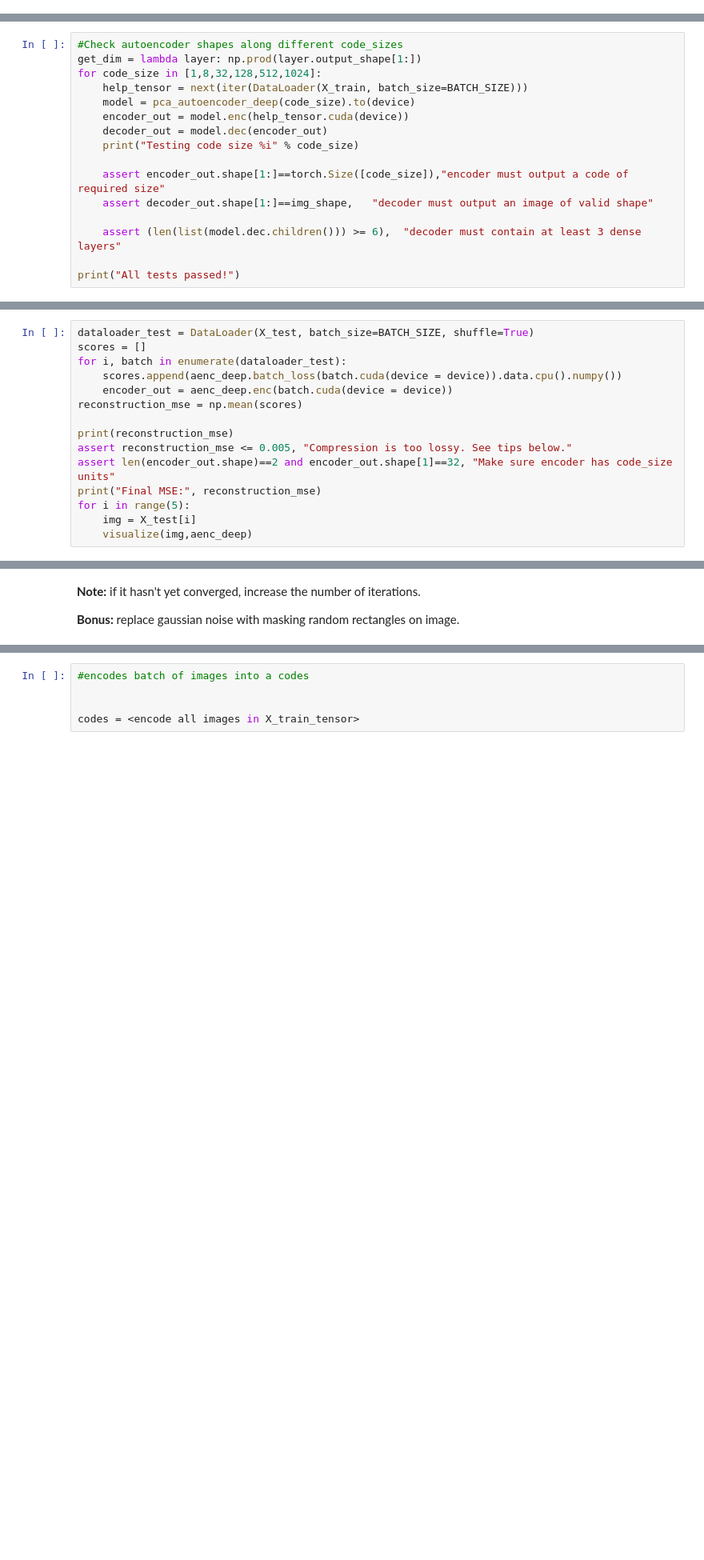
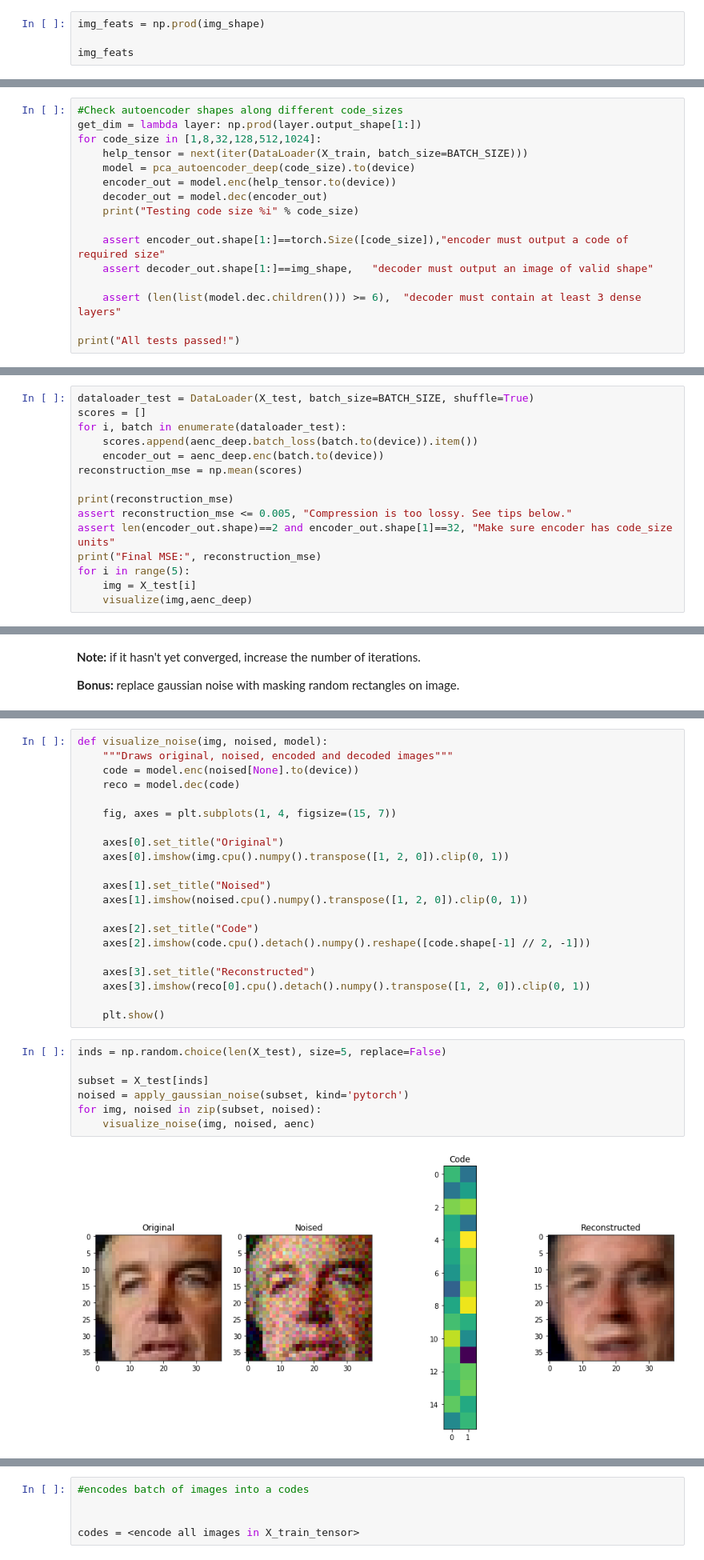
Before and after one commit to neychev/harbour_ml2020, a Jupyter notebook: day13_Word_embeddings_and_Autoencoders/autoencoders_torch.ipynb, the cells around one changed output, grey strips where cells are left out. Shown at 80% size. Saved outputs shown, nothing was run; the diff lists cells and outputs as text; blank space fills up the shorter version.

```diff
--- a/day13_Word_embeddings_and_Autoencoders/autoencoders_torch.ipynb
+++ b/day13_Word_embeddings_and_Autoencoders/autoencoders_torch.ipynb
@@ -257,0 +254,4 @@ img_feats
+# %%
+img_feats = np.prod(img_shape)
+
+img_feats
@@ -321,7 +323,7 @@ get_dim = lambda layer: np.prod(layer.output_shape[1:])
 for code_size in [1,8,32,128,512,1024]:
     help_tensor = next(iter(DataLoader(X_train, batch_size=BATCH_SIZE)))
     model = pca_autoencoder_deep(code_size).to(device)
-    encoder_out = model.enc(help_tensor.cuda(device))
+    encoder_out = model.enc(help_tensor.to(device))
     decoder_out = model.dec(encoder_out)
     print("Testing code size %i" % code_size)
 
@@ -347,8 +349,8 @@ For example, such layer may have code_size*2 units.
 dataloader_test = DataLoader(X_test, batch_size=BATCH_SIZE, shuffle=True)
 scores = []
 for i, batch in enumerate(dataloader_test):
-    scores.append(aenc_deep.batch_loss(batch.cuda(device = device)).data.cpu().numpy())
-    encoder_out = aenc_deep.enc(batch.cuda(device = device))
+    scores.append(aenc_deep.batch_loss(batch.to(device)).item())
+    encoder_out = aenc_deep.enc(batch.to(device))
 reconstruction_mse = np.mean(scores)
 
 print(reconstruction_mse)
@@ -473,3 +469,33 @@ Final MSE: 0.007487668522766658
 [figure]
 [figure]
 [figure]
+# %%
+def visualize_noise(img, noised, model):
+    """Draws original, noised, encoded and decoded images"""
+    code = model.enc(noised[None].to(device))
+    reco = model.dec(code)
+
+    fig, axes = plt.subplots(1, 4, figsize=(15, 7))
+
+    axes[0].set_title("Original")
+    axes[0].imshow(img.cpu().numpy().transpose([1, 2, 0]).clip(0, 1))
+
+    axes[1].set_title("Noised")
+    axes[1].imshow(noised.cpu().numpy().transpose([1, 2, 0]).clip(0, 1))
+
+    axes[2].set_title("Code")
+    axes[2].imshow(code.cpu().detach().numpy().reshape([code.shape[-1] // 2, -1]))
+
+    axes[3].set_title("Reconstructed")
+    axes[3].imshow(reco[0].cpu().detach().numpy().transpose([1, 2, 0]).clip(0, 1))
+
+    plt.show()
+# %%
+inds = np.random.choice(len(X_test), size=5, replace=False)
+
+subset = X_test[inds]
+noised = apply_gaussian_noise(subset, kind='pytorch')
+for img, noised in zip(subset, noised):
+    visualize_noise(img, noised, aenc)
+# %% [output]
+[figure, added]
```
Also changed, not shown: parts of 8 cells of this notebook.
